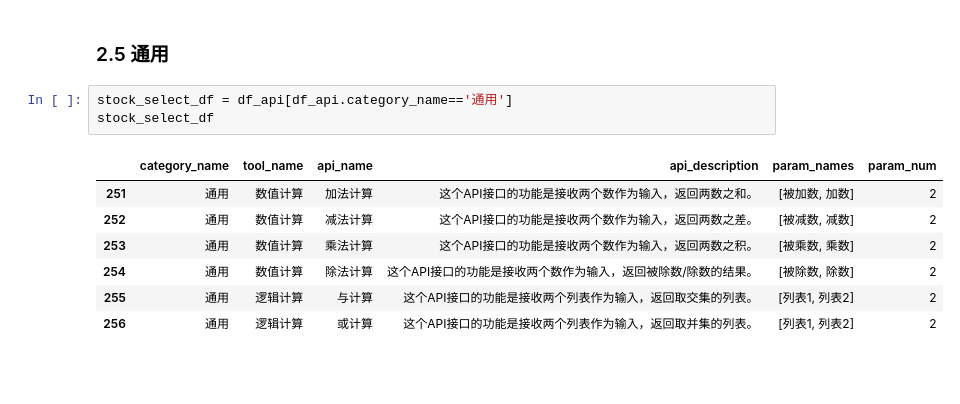
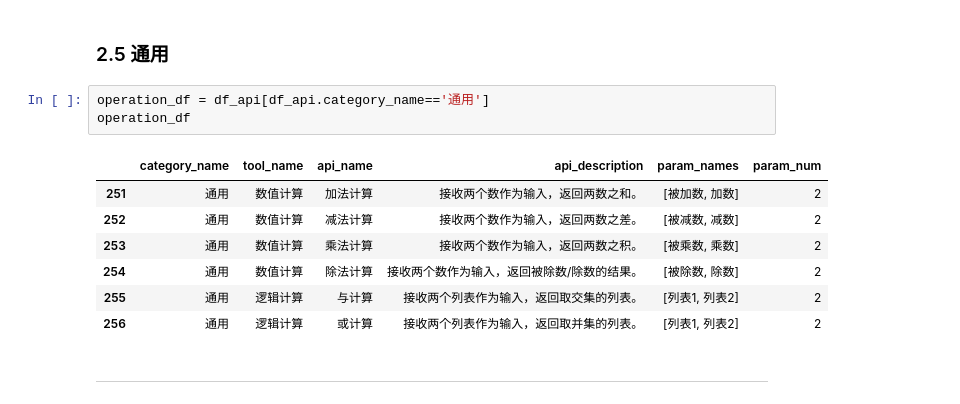
Before and after one commit to ReymondWang/afac2024, a Jupyter notebook: ChatGLM2-6B/ptuning/data/data-0520/API探索.ipynb, the cells around one changed output. Cells and saved outputs as stored; diff of their text form; blank space fills up the shorter version.

```diff
--- a/ChatGLM2-6B/ptuning/data/data-0520/API探索.ipynb
+++ b/ChatGLM2-6B/ptuning/data/data-0520/API探索.ipynb
@@ -192,13 +178,15 @@ stock_select_df
 # %% [markdown]
 ### 2.5 通用
 # %%
-stock_select_df = df_api[df_api.category_name=='通用']
-stock_select_df
+operation_df = df_api[df_api.category_name=='通用']
+operation_df
 # %% [output]
 |  | category_name | tool_name | api_name | api_description | param_names | param_num |
-| 251 | 通用 | 数值计算 | 加法计算 | 这个API接口的功能是接收两个数作为输入，返回两数之和。 | [被加数, 加数] | 2 |
-| 252 | 通用 | 数值计算 | 减法计算 | 这个API接口的功能是接收两个数作为输入，返回两数之差。 | [被减数, 减数] | 2 |
-| 253 | 通用 | 数值计算 | 乘法计算 | 这个API接口的功能是接收两个数作为输入，返回两数之积。 | [被乘数, 乘数] | 2 |
-| 254 | 通用 | 数值计算 | 除法计算 | 这个API接口的功能是接收两个数作为输入，返回被除数/除数的结果。 | [被除数, 除数] | 2 |
-| 255 | 通用 | 逻辑计算 | 与计算 | 这个API接口的功能是接收两个列表作为输入，返回取交集的列表。 | [列表1, 列表2] | 2 |
-| 256 | 通用 | 逻辑计算 | 或计算 | 这个API接口的功能是接收两个列表作为输入，返回取并集的列表。 | [列表1, 列表2] | 2 |
+| 251 | 通用 | 数值计算 | 加法计算 | 接收两个数作为输入，返回两数之和。 | [被加数, 加数] | 2 |
+| 252 | 通用 | 数值计算 | 减法计算 | 接收两个数作为输入，返回两数之差。 | [被减数, 减数] | 2 |
+| 253 | 通用 | 数值计算 | 乘法计算 | 接收两个数作为输入，返回两数之积。 | [被乘数, 乘数] | 2 |
+| 254 | 通用 | 数值计算 | 除法计算 | 接收两个数作为输入，返回被除数/除数的结果。 | [被除数, 除数] | 2 |
+| 255 | 通用 | 逻辑计算 | 与计算 | 接收两个列表作为输入，返回取交集的列表。 | [列表1, 列表2] | 2 |
+| 256 | 通用 | 逻辑计算 | 或计算 | 接收两个列表作为输入，返回取并集的列表。 | [列表1, 列表2] | 2 |
+# %% [markdown]
+---
```
Also changed, not shown: parts of 9 cells of this notebook, 1 other file.
